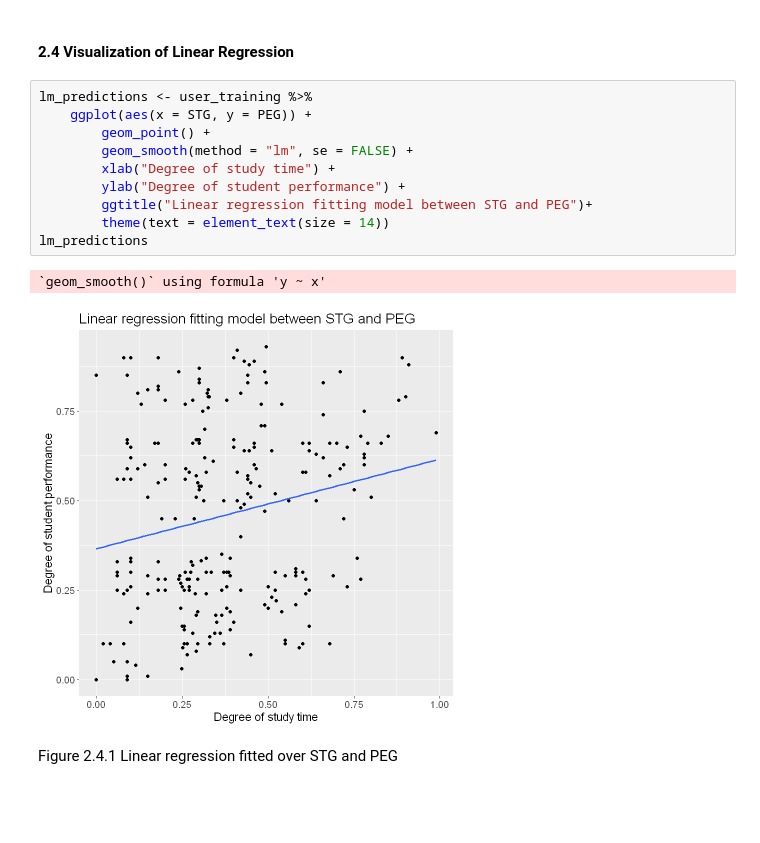
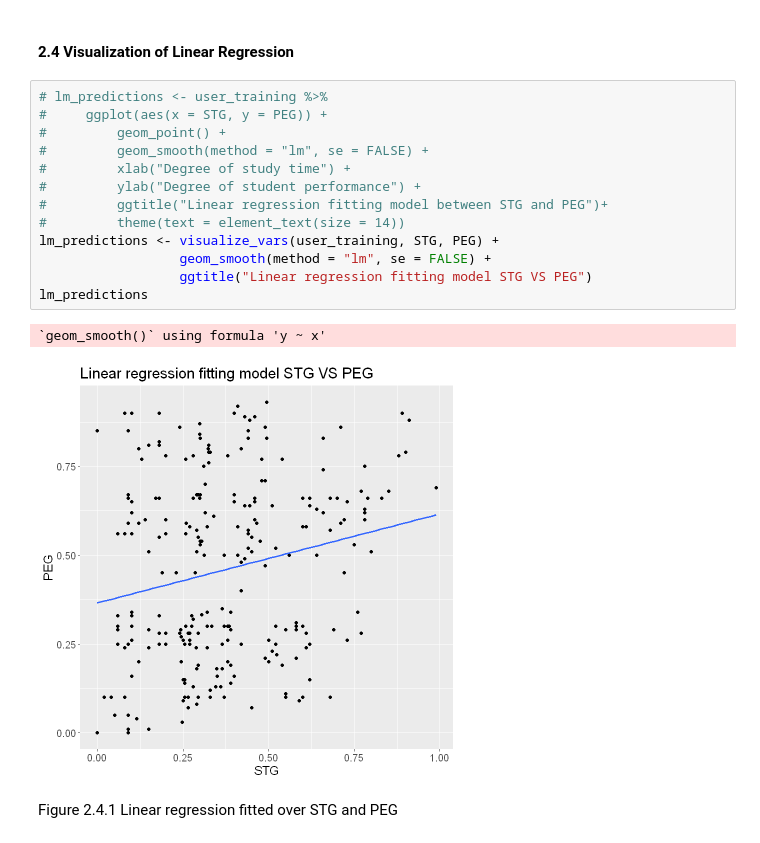
Before and after one commit to DSCI-310/DSCI-310-Group-8, a Jupyter notebook: analysis/student_performance_analysis.ipynb, the cells around one changed output. Cells and saved outputs as stored; diff of their text form; blank space fills up the shorter version.

```diff
--- a/analysis/student_performance_analysis.ipynb
+++ b/analysis/student_performance_analysis.ipynb
@@ -507,18 +552,21 @@ The RMSPE (of testing data) of K-NN regression is 0.257.
 # %% [markdown]
 #### 2.4 Visualization of Linear Regression
 # %%
-lm_predictions <- user_training %>%
-    ggplot(aes(x = STG, y = PEG)) +
-        geom_point() +
-        geom_smooth(method = "lm", se = FALSE) +
-        xlab("Degree of study time") +
-        ylab("Degree of student performance") +
-        ggtitle("Linear regression fitting model between STG and PEG")+
-        theme(text = element_text(size = 14))
+# lm_predictions <- user_training %>%
+#     ggplot(aes(x = STG, y = PEG)) +
+#         geom_point() +
+#         geom_smooth(method = "lm", se = FALSE) +
+#         xlab("Degree of study time") +
+#         ylab("Degree of student performance") +
+#         ggtitle("Linear regression fitting model between STG and PEG")+
+#         theme(text = element_text(size = 14))
+lm_predictions <- visualize_vars(user_training, STG, PEG) +
+                  geom_smooth(method = "lm", se = FALSE) +
+                  ggtitle("Linear regression fitting model STG VS PEG")
 lm_predictions
 # %% [output]
 `geom_smooth()` using formula 'y ~ x'
-[figure, old version]
+[figure, new version]
 # %% [markdown]
 Figure 2.4.1 Linear regression fitted over STG and PEG
 # %% [markdown]
```
Also changed, not shown: parts of 4 cells of this notebook, 17 other files.
